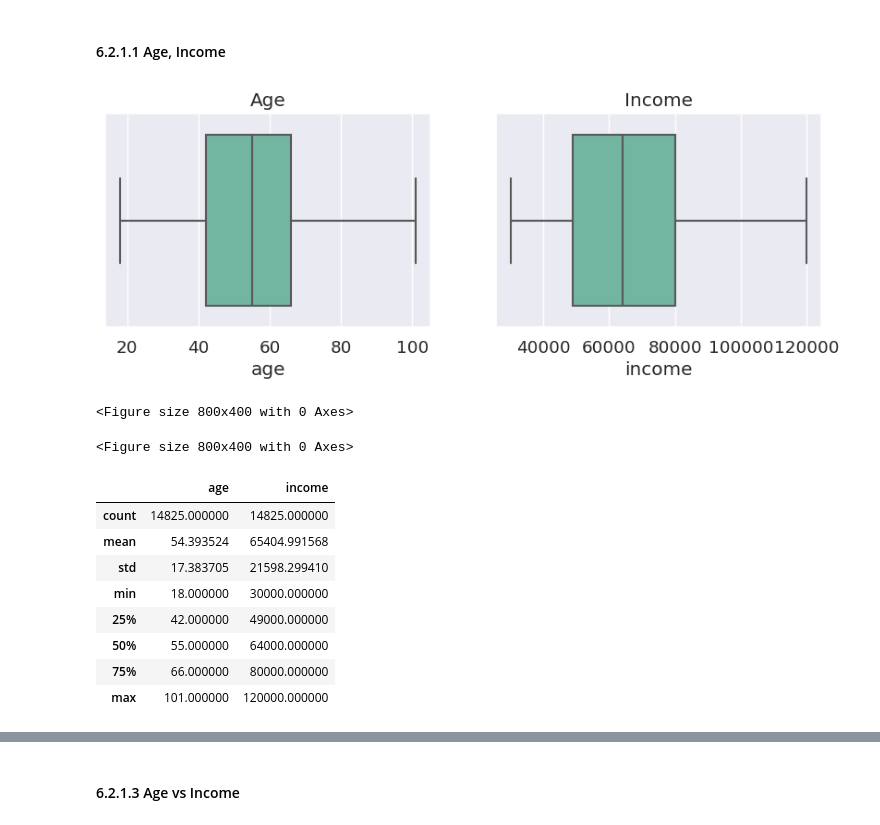
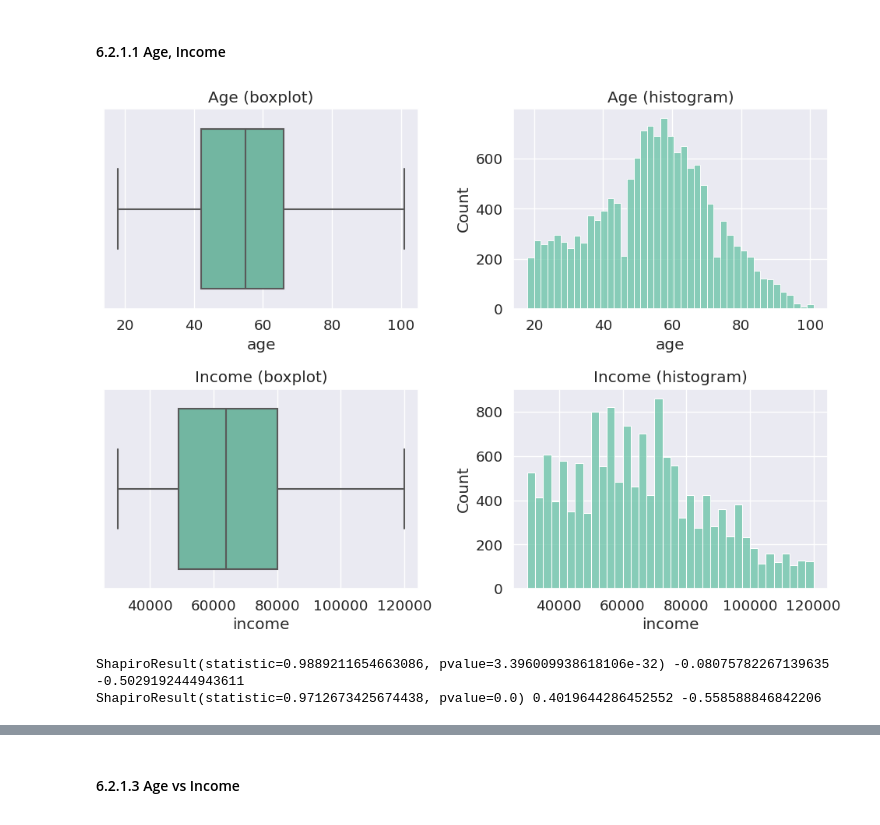
Before and after one commit to Gyu-Ri-Park/aiffel_quest, a Jupyter notebook: quest/240202-starbucks.ipynb, the cells around one changed output, grey strips where cells are left out. Cells and saved outputs as stored; diff of their text form; code cells hidden in the pictures.

```diff
--- a/quest/240202-starbucks.ipynb
+++ b/quest/240202-starbucks.ipynb
@@ -122,8 +125,8 @@ memory usage: 797.0+ KB
 # %% [markdown]
 became_member_on은 날짜값이므로 datetime 자료형으로 수정하자.
 # %%
-# tpep_pickup_datetime 컬럼을 datetime 타입으로 변환
-profile['became_member_on'] = pd.to_datetime(profile['became_member_on']).dt.strftime('%Y-%m-%d')
+# became_member_on 컬럼을 datetime 타입으로 변환
+profile['became_member_on'] = pd.to_datetime(profile['became_member_on'], format='%Y%m%d')
 # %%
 profile
 # %% [output]
@@ -457,30 +484,36 @@ profile.head()
 # %% [markdown]
 #### 6.2.1.1 Age, Income
 # %%
-f, ax = plt.subplots(1, 2, figsize = (10, 3))
+f, ax = plt.subplots(2, 2, figsize = (12, 8))
 
+sns.boxplot(x='age', data=profile, ax = ax[0, 0])
+ax[0, 0].set_title('Age (boxplot)');
 
-plt.figure(figsize=(8, 4))
-sns.boxplot(x='age', data=profile, ax = ax[0])
-ax[0].set_title('Age')
+sns.histplot(x='age', data=profile, ax = ax[0, 1])
+ax[0, 1].set_title('Age (histogram)');
 
-plt.figure(figsize=(8, 4))
-sns.boxplot(x='income', data=profile, ax = ax[1])
-ax[1].set_title('Income')
-plt.show()
+sns.boxplot(x='income', data=profile, ax = ax[1, 0])
+ax[1, 0].set_title('Income (boxplot)');
+
+sns.histplot(x='income', data=profile, ax = ax[1, 1])
+ax[1, 1].set_title('Income (histogram)');
+
+plt.subplots_adjust(wspace = 0.3, hspace = 0.4)   # 그래프 사이 여백 조정
 # %% [output]
-[figure, old version]
+[figure, new version]
-<Figure size 800x400 with 0 Axes>
-<Figure size 800x400 with 0 Axes>
-# %%
-profile[['age', 'income']].describe()
-# %% [output]
-|  | age | income |
-| count | 14825.000000 | 14825.000000 |
-| mean | 54.393524 | 65404.991568 |
-| std | 17.383705 | 21598.299410 |
-| min | 18.000000 | 30000.000000 |
-| 25% | 42.000000 | 49000.000000 |
-| 50% | 55.000000 | 64000.000000 |
-| 75% | 66.000000 | 80000.000000 |
-| max | 101.000000 | 120000.000000 |
+# %%
+# 나이에 대한 정규성 검정, 왜도, 첨도 계산
+normal_test_age = shapiro(profile['age'])
+skewness_age = skew(profile['age'])
+kurtosis_age = kurtosis(profile['age'])
+
+# 연소득에 대한 정규성 검정, 왜도, 첨도 분석
+normal_test_income = shapiro(profile['income'])
+skewness_income = skew(profile['income'])
+kurtosis_income = kurtosis(profile['income'])
+
+print(normal_test_age, skewness_age, kurtosis_age)
+print(normal_test_income, skewness_income, kurtosis_income)
+# %% [output]
+ShapiroResult(statistic=0.9889211654663086, pvalue=3.396009938618106e-32) -0.08075782267139635 -0.5029192444943611
+ShapiroResult(statistic=0.9712673425674438, pvalue=0.0) 0.4019644286452552 -0.558588846842206
```
Also changed, not shown: parts of 85 cells of this notebook.
